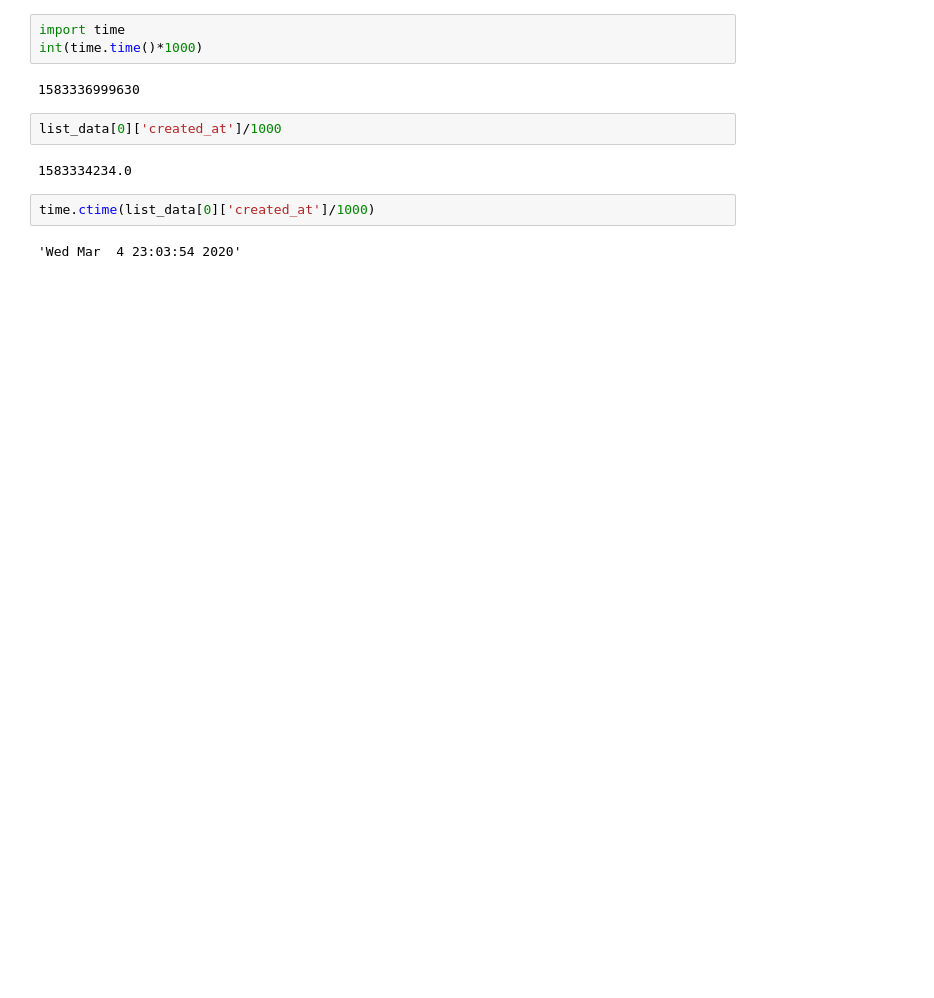
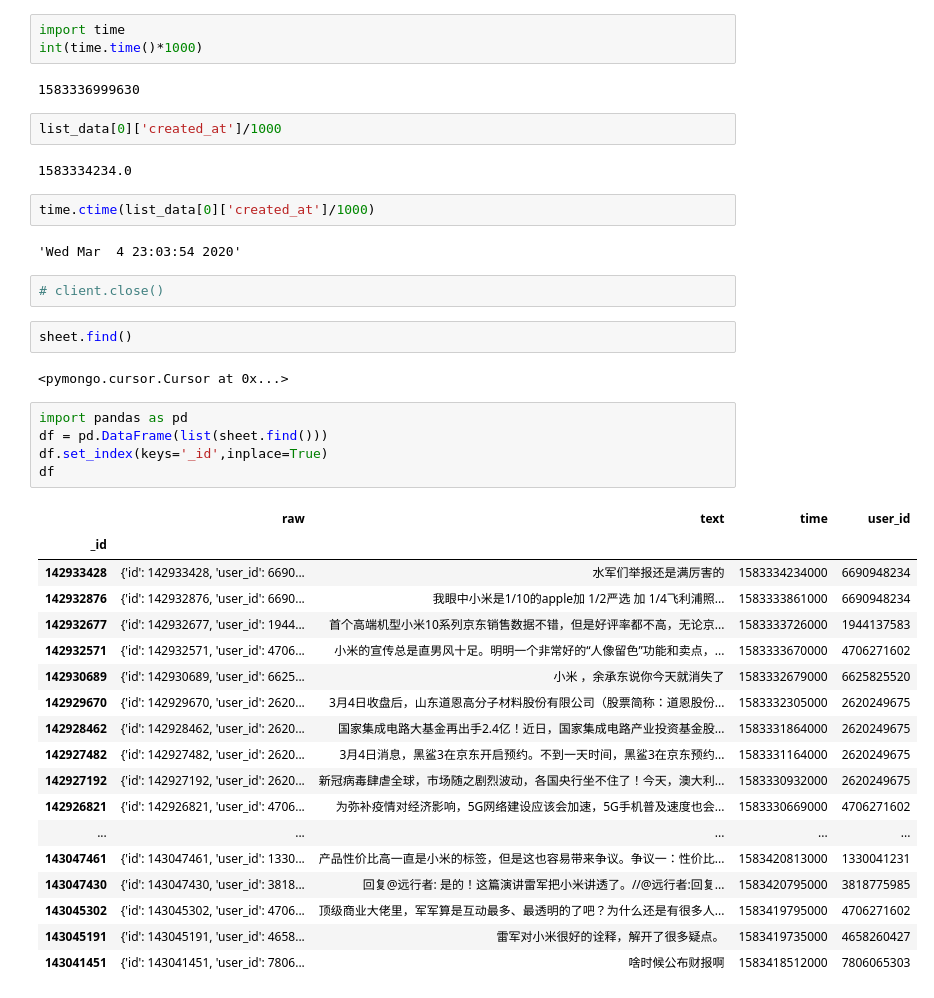
Before and after one commit to zhangsheng377/BZ-python-teaching, a Jupyter notebook: 爬虫/尝试.ipynb, the cells around one changed output. Saved outputs shown, nothing was run; the diff lists cells and outputs as text; blank space fills up the shorter version.

```diff
--- a/爬虫/尝试.ipynb
+++ b/爬虫/尝试.ipynb
@@ -293,3 +295,33 @@ list_data[0]['created_at']/1000
 time.ctime(list_data[0]['created_at']/1000)
 # %% [output]
 'Wed Mar  4 23:03:54 2020'
+# %%
+# client.close()
+# %%
+sheet.find()
+# %% [output]
+<pymongo.cursor.Cursor at 0x...>
+# %%
+import pandas as pd
+df = pd.DataFrame(list(sheet.find()))
+df.set_index(keys='_id',inplace=True)
+df
+# %% [output]
+|  | raw | text | time | user_id |
+| _id |  |  |  |  |
+| 142933428 | {'id': 142933428, 'user_id': 6690... | 水军们举报还是满厉害的 | 1583334234000 | 6690948234 |
+| 142932876 | {'id': 142932876, 'user_id': 6690... | 我眼中小米是1/10的apple加 1/2严选 加 1/4飞利浦照... | 1583333861000 | 6690948234 |
+| 142932677 | {'id': 142932677, 'user_id': 1944... | 首个高端机型小米10系列京东销售数据不错，但是好评率都不高，无论京... | 1583333726000 | 1944137583 |
+| 142932571 | {'id': 142932571, 'user_id': 4706... | 小米的宣传总是直男风十足。明明一个非常好的“人像留色”功能和卖点，... | 1583333670000 | 4706271602 |
+| 142930689 | {'id': 142930689, 'user_id': 6625... | 小米 ，余承东说你今天就消失了 | 1583332679000 | 6625825520 |
+| 142929670 | {'id': 142929670, 'user_id': 2620... | 3月4日收盘后，山东道恩高分子材料股份有限公司（股票简称：道恩股份... | 1583332305000 | 2620249675 |
+| 142928462 | {'id': 142928462, 'user_id': 2620... | 国家集成电路大基金再出手2.4亿！近日，国家集成电路产业投资基金股... | 1583331864000 | 2620249675 |
+| 142927482 | {'id': 142927482, 'user_id': 2620... | 3月4日消息，黑鲨3在京东开启预约。不到一天时间，黑鲨3在京东预约... | 1583331164000 | 2620249675 |
+| 142927192 | {'id': 142927192, 'user_id': 2620... | 新冠病毒肆虐全球，市场随之剧烈波动，各国央行坐不住了！今天，澳大利... | 1583330932000 | 2620249675 |
+| 142926821 | {'id': 142926821, 'user_id': 4706... | 为弥补疫情对经济影响，5G网络建设应该会加速，5G手机普及速度也会... | 1583330669000 | 4706271602 |
+| ... | ... | ... | ... | ... |
+| 143047461 | {'id': 143047461, 'user_id': 1330... | 产品性价比高一直是小米的标签，但是这也容易带来争议。争议一：性价比... | 1583420813000 | 1330041231 |
+| 143047430 | {'id': 143047430, 'user_id': 3818... | 回复@远行者: 是的！这篇演讲雷军把小米讲透了。//@远行者:回复... | 1583420795000 | 3818775985 |
+| 143045302 | {'id': 143045302, 'user_id': 4706... | 顶级商业大佬里，军军算是互动最多、最透明的了吧？为什么还是有很多人... | 1583419795000 | 4706271602 |
+| 143045191 | {'id': 143045191, 'user_id': 4658... | 雷军对小米很好的诠释，解开了很多疑点。 | 1583419735000 | 4658260427 |
+| 143041451 | {'id': 143041451, 'user_id': 7806... | 啥时候公布财报啊 | 1583418512000 | 7806065303 |
```
Also changed, not shown: parts of 12 cells of this notebook, 1 other file.
